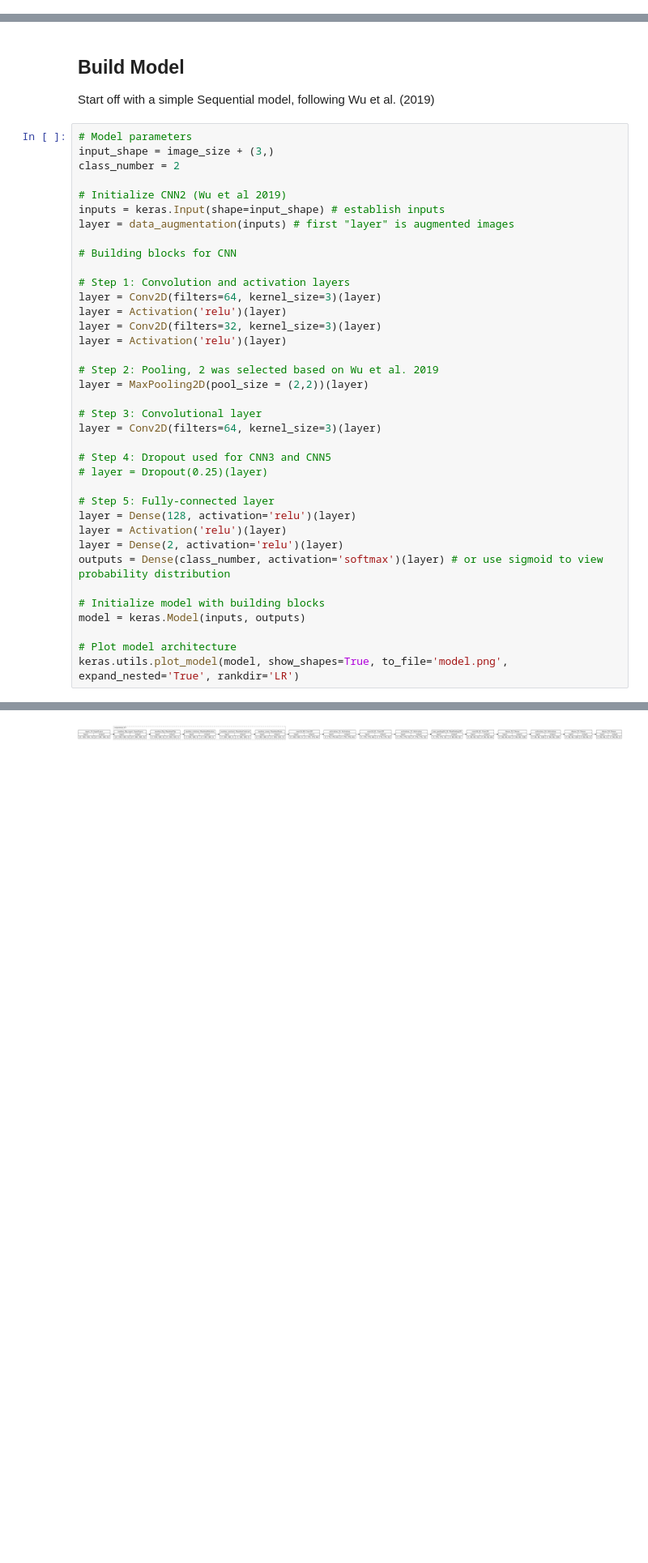
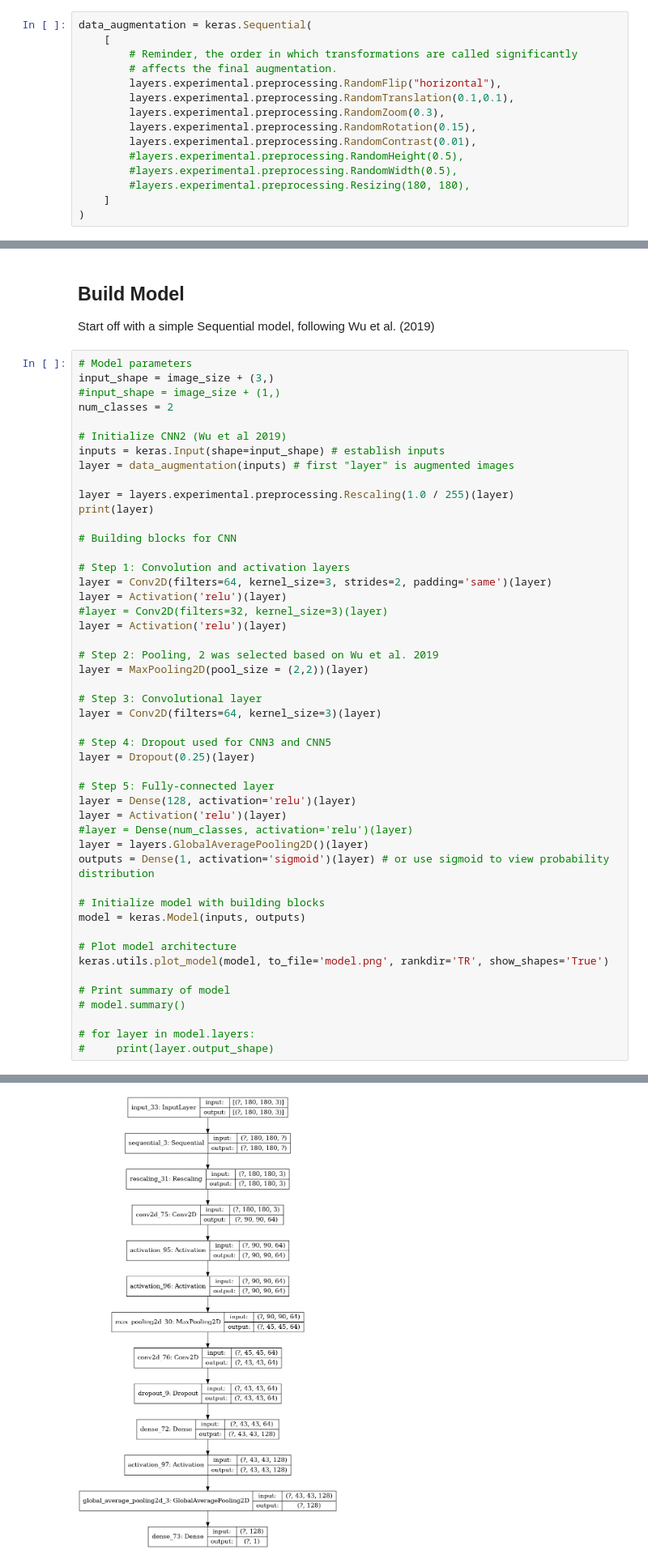
Before and after one commit to Noznoc/access-classifier, a Jupyter notebook: WIP_Exterior_Accessibility_Classifier.ipynb, the cells around one changed output, grey strips where cells are left out. Shown at 81% size. Drawn from its saved outputs; the diff is of its cells as text; blank space fills up the shorter version.

```diff
--- a/WIP_Exterior_Accessibility_Classifier.ipynb
+++ b/WIP_Exterior_Accessibility_Classifier.ipynb
@@ -124,0 +123,15 @@ Let's visualize what the augmented samples look like, by applying `data_augmenta
+# %%
+data_augmentation = keras.Sequential(
+    [
+        # Reminder, the order in which transformations are called significantly
+        # affects the final augmentation.
+        layers.experimental.preprocessing.RandomFlip("horizontal"),
+        layers.experimental.preprocessing.RandomTranslation(0.1,0.1),
+        layers.experimental.preprocessing.RandomZoom(0.3),
+        layers.experimental.preprocessing.RandomRotation(0.15),
+        layers.experimental.preprocessing.RandomContrast(0.01),
+        #layers.experimental.preprocessing.RandomHeight(0.5),
+        #layers.experimental.preprocessing.RandomWidth(0.5),
+        #layers.experimental.preprocessing.Resizing(180, 180),
+    ]
+)
@@ -155,18 +161,22 @@ Start off with a simple Sequential model, following Wu et al. (2019)
 # %%
 # Model parameters
 input_shape = image_size + (3,)
-class_number = 2
+#input_shape = image_size + (1,)
+num_classes = 2
 
 # Initialize CNN2 (Wu et al 2019)
 inputs = keras.Input(shape=input_shape) # establish inputs
 layer = data_augmentation(inputs) # first "layer" is augmented images
 
+layer = layers.experimental.preprocessing.Rescaling(1.0 / 255)(layer)
+print(layer)
+
 # Building blocks for CNN
 
 # Step 1: Convolution and activation layers
-layer = Conv2D(filters=64, kernel_size=3)(layer)
+layer = Conv2D(filters=64, kernel_size=3, strides=2, padding='same')(layer)
 layer = Activation('relu')(layer)
-layer = Conv2D(filters=32, kernel_size=3)(layer)
+#layer = Conv2D(filters=32, kernel_size=3)(layer)
 layer = Activation('relu')(layer)
 
 # Step 2: Pooling, 2 was selected based on Wu et al. 2019
@@ -176,17 +186,24 @@ layer = MaxPooling2D(pool_size = (2,2))(layer)
 layer = Conv2D(filters=64, kernel_size=3)(layer)
 
 # Step 4: Dropout used for CNN3 and CNN5
-# layer = Dropout(0.25)(layer)
+layer = Dropout(0.25)(layer)
 
 # Step 5: Fully-connected layer
 layer = Dense(128, activation='relu')(layer)
 layer = Activation('relu')(layer)
-layer = Dense(2, activation='relu')(layer)
-outputs = Dense(class_number, activation='softmax')(layer) # or use sigmoid to view probability distribution
+#layer = Dense(num_classes, activation='relu')(layer)
+layer = layers.GlobalAveragePooling2D()(layer)
+outputs = Dense(1, activation='sigmoid')(layer) # or use sigmoid to view probability distribution
 
 # Initialize model with building blocks
 model = keras.Model(inputs, outputs)
 
 # Plot model architecture
-keras.utils.plot_model(model, show_shapes=True, to_file='model.png', expand_nested='True', rankdir='LR')
+keras.utils.plot_model(model, to_file='model.png', rankdir='TR', show_shapes='True')
+
+# Print summary of model
+# model.summary()
+
+# for layer in model.layers:
+#     print(layer.output_shape)
 # %% [output]
@@ -193 +211 @@ keras.utils.plot_model(model, show_shapes=True, to_file='model.png', expand_nest
-[figure, old version]
+[figure, new version]
```
Also changed, not shown: parts of 19 cells of this notebook.
